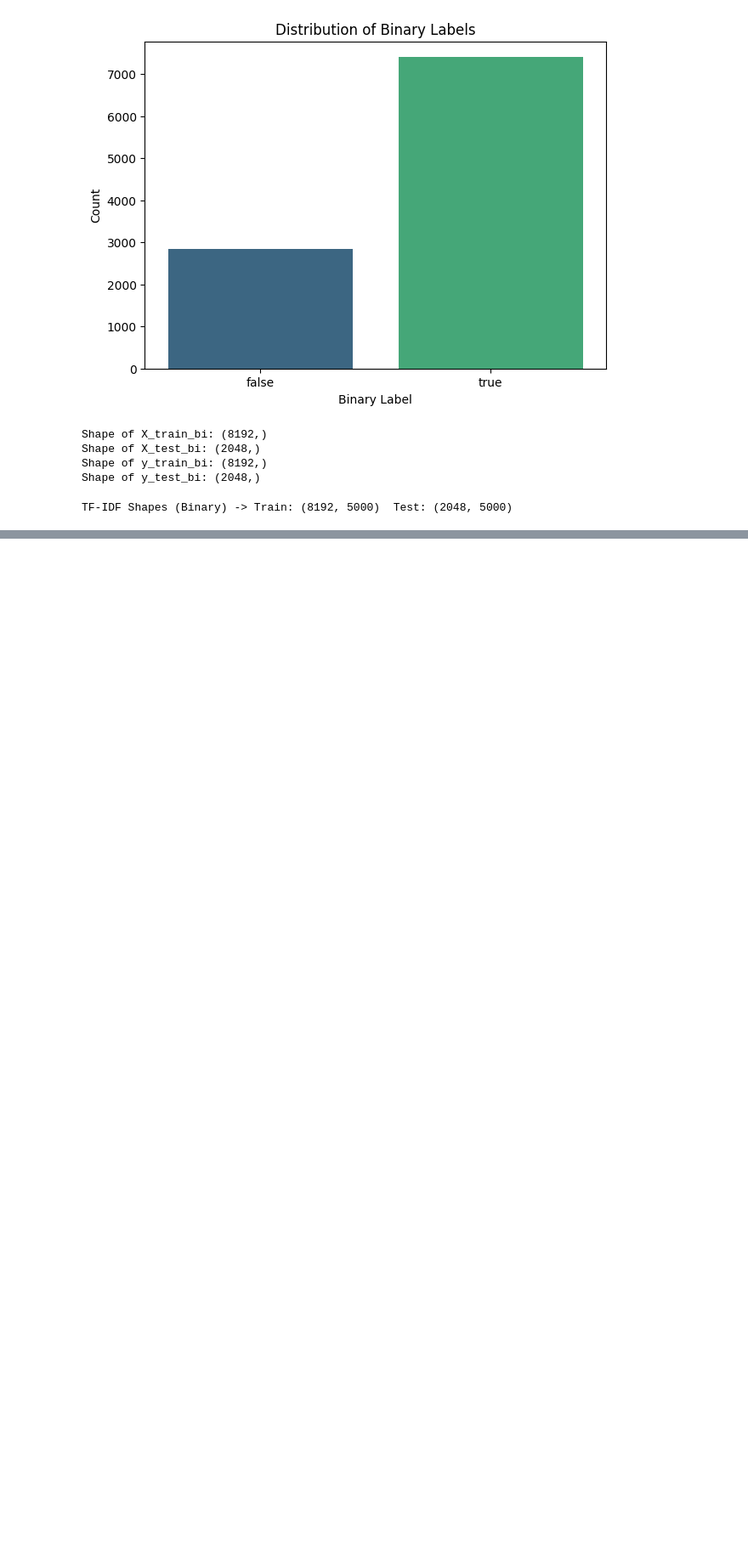
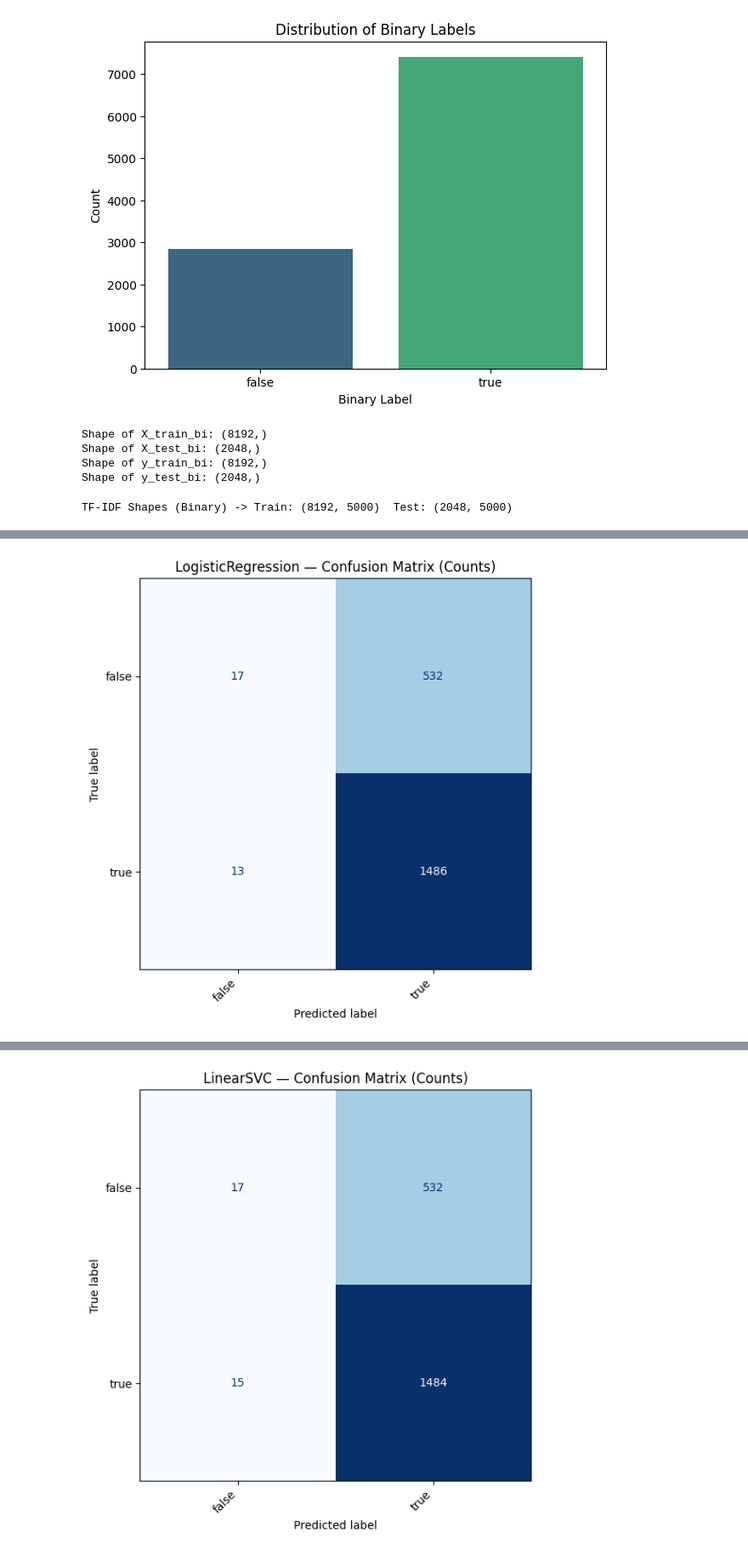
Before and after one commit to 8464947452/final-project-fake-news-detection, a Jupyter notebook: fake_news_detection.ipynb, the cells around one changed output, grey strips where cells are left out. Shown at 85% size. Saved outputs shown, nothing was run; the diff lists cells and outputs as text; code cells hidden in the pictures; blank space fills up the shorter version.

```diff
--- a/fake_news_detection.ipynb
+++ b/fake_news_detection.ipynb
@@ -1028,0 +773,66 @@ weighted avg       0.54      0.73      0.62      2048
+# %%
+!pip install gensim # Install gensim
+import numpy as np
+from gensim.models import Word2Vec
+from gensim.utils import simple_preprocess
+
+
+
+# 1. Tokenize the text (Word2Vec needs lists of words, not raw strings)
+print("Tokenizing data...")
+# simple_preprocess lowercases and removes punctuation
+X_train_tokens = [simple_preprocess(text) for text in X_train_bi]
+X_test_tokens = [simple_preprocess(text) for text in X_test_bi]
+
+# 2. Train Word2Vec model on the training data
+# vector_size=100: Dimension of the vector space
+# window=5: Context window size
+# min_count=1: Ignore words that appear less than 1 time
+print("Training Word2Vec model...")
+w2v_model = Word2Vec(sentences=X_train_tokens, vector_size=100, window=5, min_count=1, workers=4)
+
+# 3. Define a function to average word vectors for a document
+def get_mean_vector(word2vec_model, words):
+    # Remove out-of-vocabulary words
+    words = [word for word in words if word in word2vec_model.wv.key_to_index]
+    if len(words) >= 1:
+        return np.mean(word2vec_model.wv[words], axis=0)
+    else:
+        # If document has no words in vocabulary, return vector of zeros
+        return np.zeros(word2vec_model.vector_size)
+
+# 4. Transform Train and Test data into vectors
+print("Vectorizing documents...")
+X_train_w2v = np.array([get_mean_vector(w2v_model, tokens) for tokens in X_train_tokens])
+X_test_w2v = np.array([get_mean_vector(w2v_model, tokens) for tokens in X_test_tokens])
+
+print("Shape of X_train_w2v:", X_train_w2v.shape)
+print("Shape of X_test_w2v:", X_test_w2v.shape)
+
+# --- Evaluate Models ---
+import pandas as pd
+
+results_bi, trained_bi = [], {}
+
+# Store original CLASS_NAMES and define binary class names
+ORIGINAL_CLASS_NAMES = CLASS_NAMES
+CLASS_NAMES = list(bi_le.classes_)
+
+print("\n--- Evaluating Models for Binary Classification (Word2Vec) ---\n")
+
+for name, est in models.items():
+    # Note: If using Naive Bayes (MultinomialNB), it will fail here because
+    # Word2Vec produces negative values. Use GaussianNB or scale data to [0,1] if needed.
+
+    # Use the Word2Vec data (X_train_w2v, X_test_w2v)
+    out = evaluate_model(est, name, Xtr=X_train_w2v, ytr=y_train_bi, Xte=X_test_w2v, yte=y_test_bi)
+    results_bi.append({k: v for k, v in out.items() if k != "estimator"})
+    trained_bi[name] = out["estimator"]
+
+results_df_bi = pd.DataFrame(results_bi).sort_values("macro_f1", ascending=False)
+print("\nModel leaderboard for Binary Classification (sorted by Macro-F1):\n")
+print(results_df_bi[["model_name", "accuracy", "macro_f1", "weighted_f1", "roc_auc_ovr"]].to_string(index=False))
+
+# Revert CLASS_NAMES
+CLASS_NAMES = ORIGINAL_CLASS_NAMES
+# %% [output]
@@ -1028,0 +856 @@ weighted avg       0.54      0.73      0.62      2048
+[figure, added]
@@ -1028,0 +871 @@ weighted avg       0.54      0.73      0.62      2048
+[figure, added]
```
Also changed, not shown: parts of 25 cells of this notebook.
